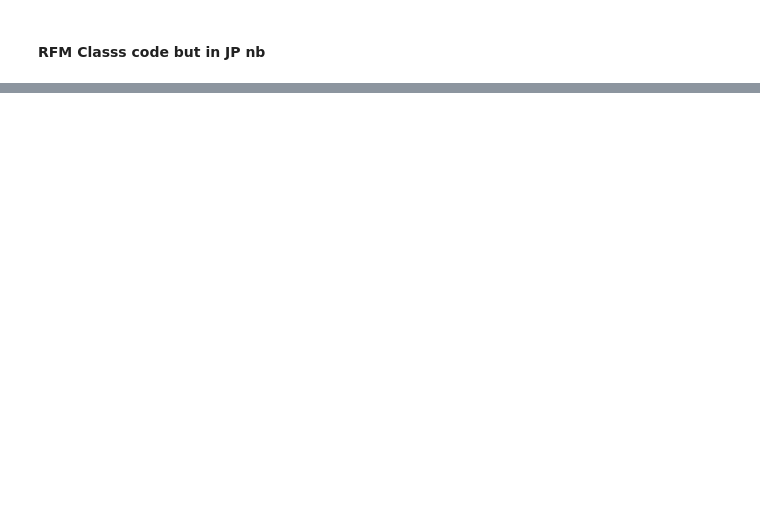
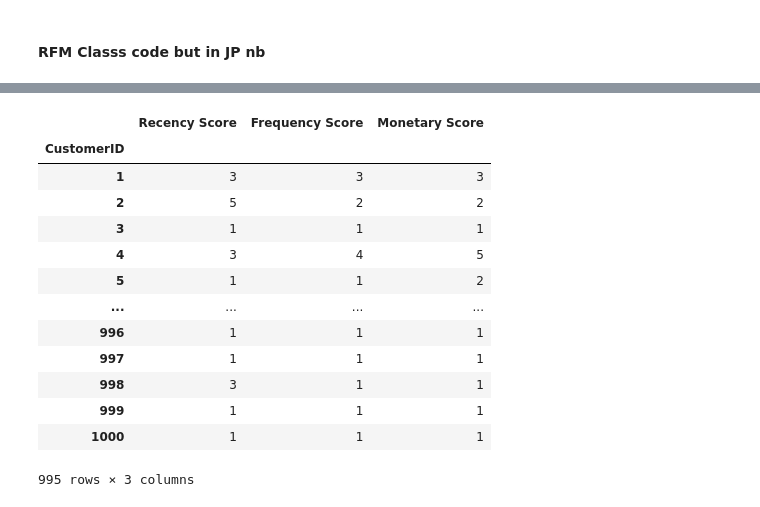
Before and after one commit to code-better-everyday/mas, a Jupyter notebook: CSP571/src/rfm-class.ipynb, the cells around one changed output, grey strips where cells are left out. Drawn from its saved outputs; the diff is of its cells as text; code cells hidden in the pictures; blank space fills up the shorter version.

```diff
--- a/CSP571/src/rfm-class.ipynb
+++ b/CSP571/src/rfm-class.ipynb
@@ -62,6 +117,23 @@ for q in ['20%','40%','60%','80%']:
    customer_group = customer_group + numpy.where(customer_data[rfm_names] > quintile.loc[q][rfm_names], 1, 0)
 
 customer_group = customer_group.rename(columns = {0: 'Recency Score', 1: 'Frequency Score', 2: 'Monetary Score'})
+# %%
+customer_group
+# %% [output]
+|  | Recency Score | Frequency Score | Monetary Score |
+| CustomerID |  |  |  |
+| 1 | 3 | 3 | 3 |
+| 2 | 5 | 2 | 2 |
+| 3 | 1 | 1 | 1 |
+| 4 | 3 | 4 | 5 |
+| 5 | 1 | 1 | 2 |
+| ... | ... | ... | ... |
+| 996 | 1 | 1 | 1 |
+| 997 | 1 | 1 | 1 |
+| 998 | 3 | 1 | 1 |
+| 999 | 1 | 1 | 1 |
+| 1000 | 1 | 1 | 1 |
+995 rows × 3 columns
 # %%
 
 
```
Also changed, not shown: parts of 9 cells of this notebook, 1 other file.
